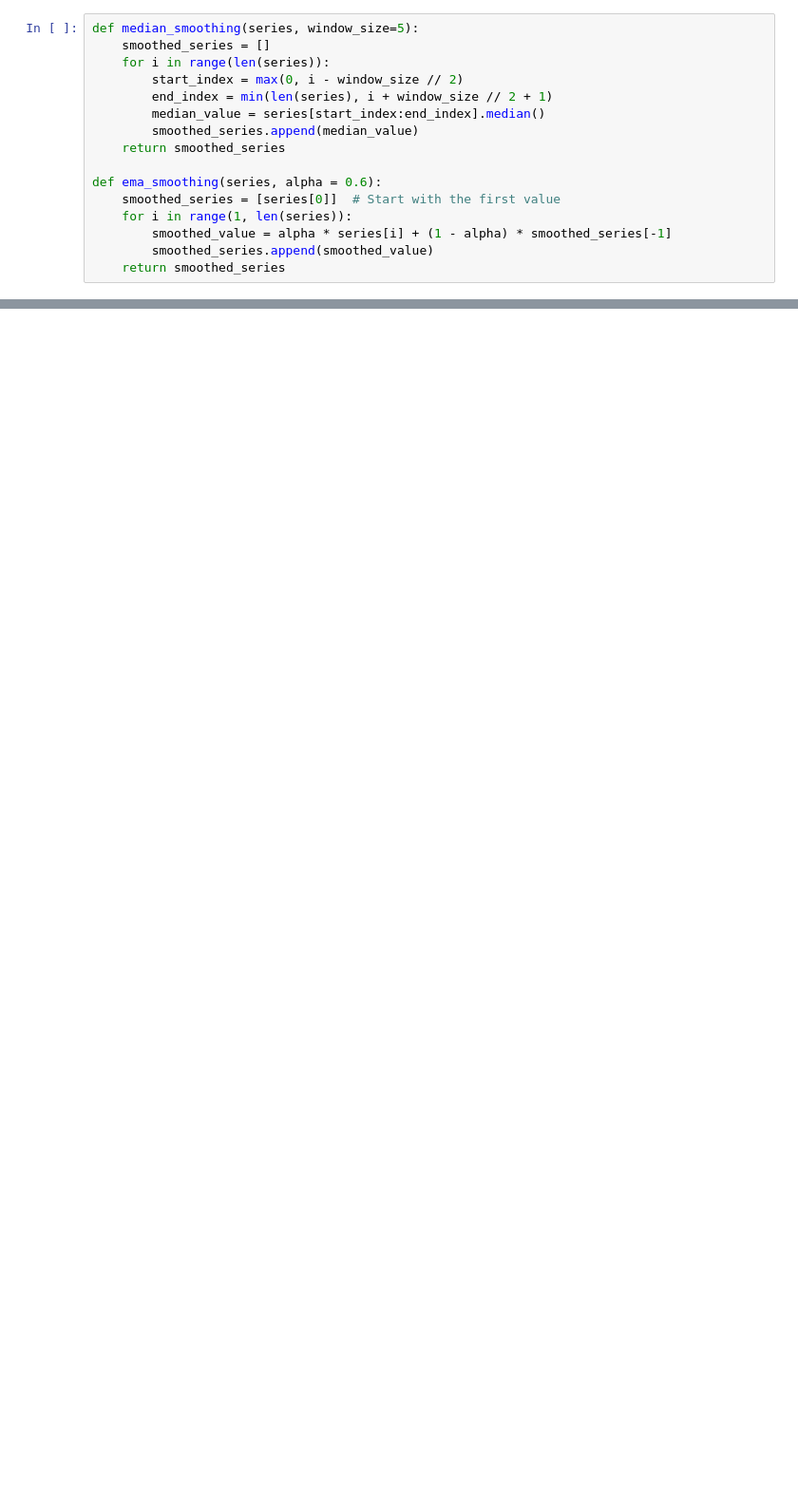
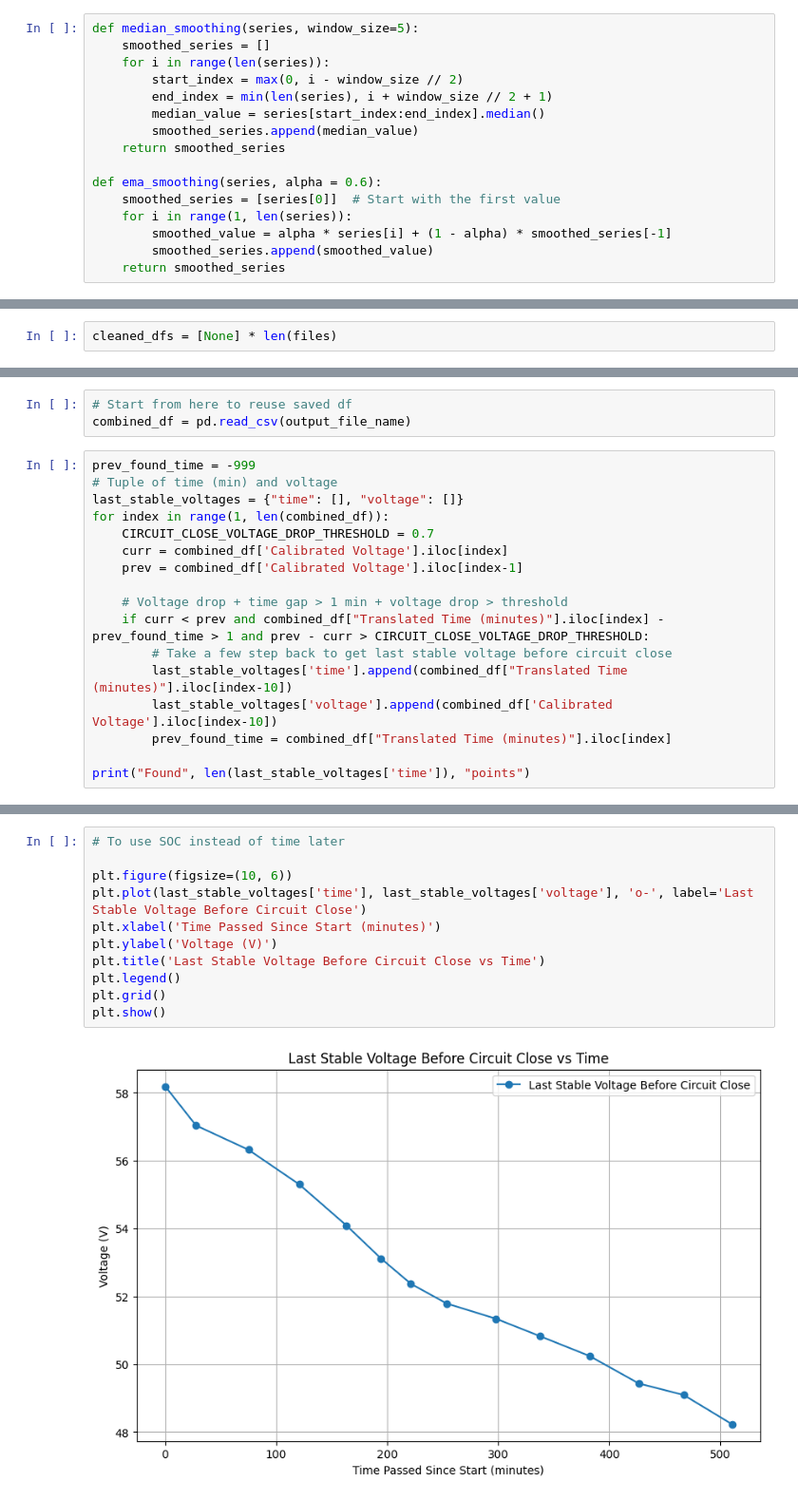
Before and after one commit to Inverated/Proa-II-Electrical-Setup, a Jupyter notebook: Calibration Data 2/Data/calibration_code/cleaner.ipynb, the cells around one changed output, grey strips where cells are left out. Shown at 95% size. Drawn from its saved outputs; the diff is of its cells as text; blank space fills up the shorter version.

```diff
--- a/Calibration Data 2/Data/calibration_code/cleaner.ipynb
+++ b/Calibration Data 2/Data/calibration_code/cleaner.ipynb
@@ -59 +72,3 @@ def translate_time(time_series):
+# %%
+cleaned_dfs = [None] * len(files)
 # %%
@@ -127,0 +279,20 @@ plt.show()
+# %%
+# Start from here to reuse saved df
+combined_df = pd.read_csv(output_file_name)
+# %%
+prev_found_time = -999
+# Tuple of time (min) and voltage
+last_stable_voltages = {"time": [], "voltage": []}
+for index in range(1, len(combined_df)):
+    CIRCUIT_CLOSE_VOLTAGE_DROP_THRESHOLD = 0.7
+    curr = combined_df['Calibrated Voltage'].iloc[index]
+    prev = combined_df['Calibrated Voltage'].iloc[index-1]
+
+    # Voltage drop + time gap > 1 min + voltage drop > threshold
+    if curr < prev and combined_df["Translated Time (minutes)"].iloc[index] - prev_found_time > 1 and prev - curr > CIRCUIT_CLOSE_VOLTAGE_DROP_THRESHOLD:
+        # Take a few step back to get last stable voltage before circuit close
+        last_stable_voltages['time'].append(combined_df["Translated Time (minutes)"].iloc[index-10])
+        last_stable_voltages['voltage'].append(combined_df['Calibrated Voltage'].iloc[index-10])
+        prev_found_time = combined_df["Translated Time (minutes)"].iloc[index]
+
+print("Found", len(last_stable_voltages['time']), "points")
@@ -127,0 +301,13 @@ plt.show()
+# %%
+# To use SOC instead of time later
+
+plt.figure(figsize=(10, 6))
+plt.plot(last_stable_voltages['time'], last_stable_voltages['voltage'], 'o-', label='Last Stable Voltage Before Circuit Close')
+plt.xlabel('Time Passed Since Start (minutes)')
+plt.ylabel('Voltage (V)')
+plt.title('Last Stable Voltage Before Circuit Close vs Time')
+plt.legend()
+plt.grid()
+plt.show()
+# %% [output]
+[figure, added]
```
Also changed, not shown: parts of 22 cells of this notebook, 2 other files.
